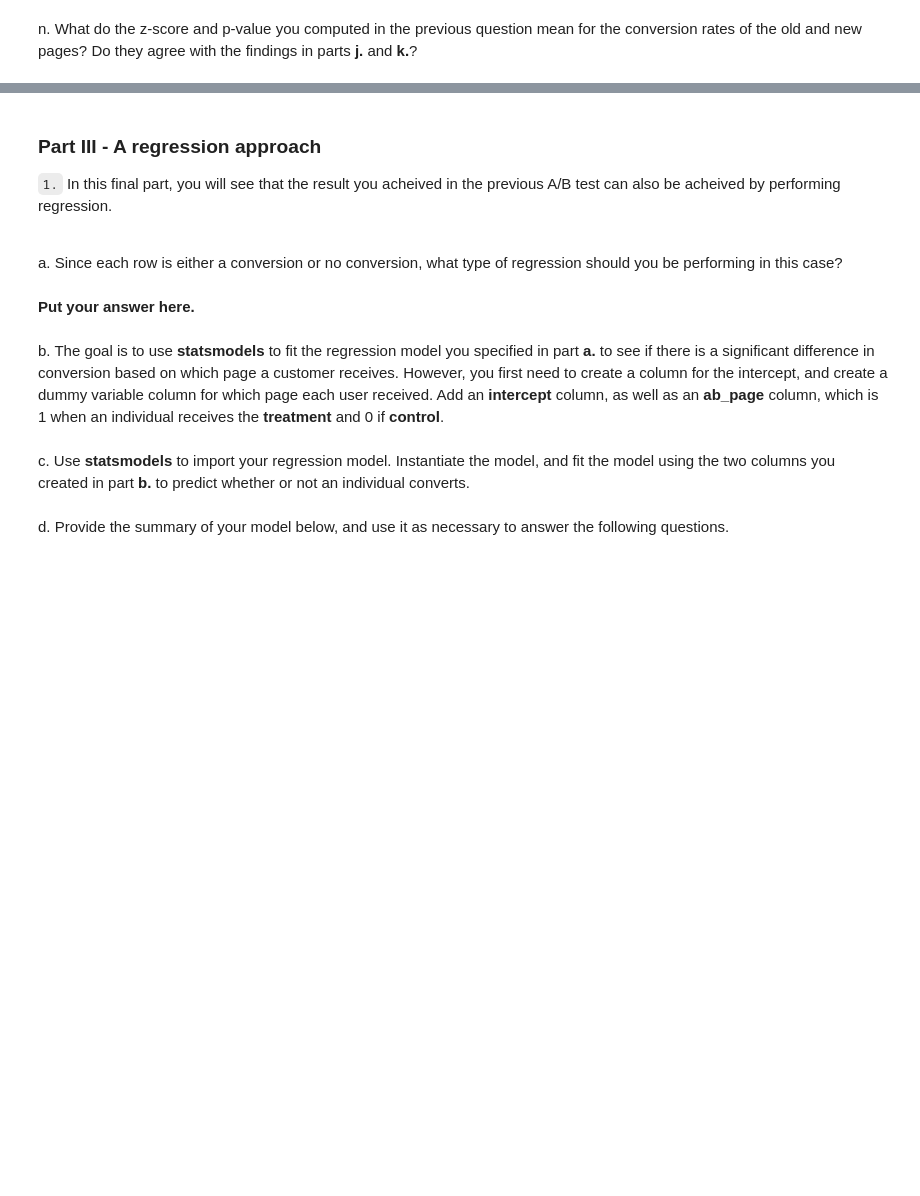
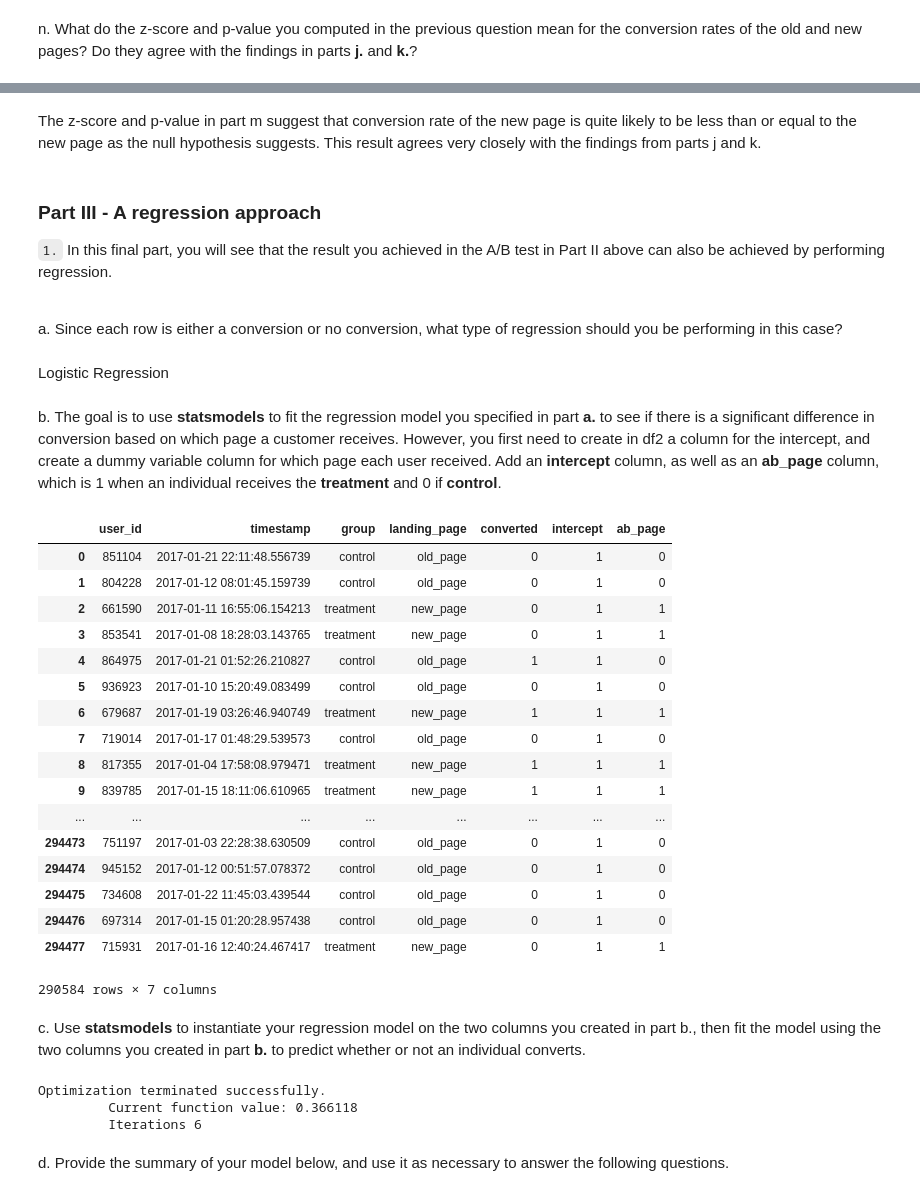
Before and after one commit to jasonhua805/AB_Testing_Demonstration, a Jupyter notebook: Analyze_ab_test_results_notebook.ipynb, the cells around one changed output, grey strips where cells are left out. Drawn from its saved outputs; the diff is of its cells as text; code cells hidden in the pictures; blank space fills up the shorter version.

```diff
--- a/Analyze_ab_test_results_notebook.ipynb
+++ b/Analyze_ab_test_results_notebook.ipynb
@@ -33,0 +84,6 @@ e. The number of times the `new_page` and `treatment` don't line up.
+# %%
+treatment = df[df['group'] == 'treatment']
+treatment_oldpage = treatment[treatment['landing_page'] != 'new_page']
+control = df[df['group'] == 'control']
+control_newpage = control[control['landing_page'] == 'new_page']
+treatment_oldpage.count() + control_newpage.count()
@@ -38,2 +105,4 @@ f. Do any of the rows have missing values?
 
 a. Now use the answer to the quiz to create a new dataset that meets the specifications from the quiz.  Store your new dataframe in **df2**.
+# %%
+baddata = treatment_oldpage.append(control_newpage)
@@ -128,15 +357,48 @@ n. What do the z-score and p-value you computed in the previous question mean fo
+# %% [markdown]
+The z-score and p-value in part m suggest that conversion rate of the new page is quite likely to be less than or equal to the new page as the null hypothesis suggests. This result agrees very closely with the findings from parts j and k.
 # %% [markdown]
 <a id='regression'></a>
 ### Part III - A regression approach
 
-`1.` In this final part, you will see that the result you acheived in the previous A/B test can also be acheived by performing regression.<br><br>
+`1.` In this final part, you will see that the result you achieved in the A/B test in Part II above can also be achieved by performing regression.<br><br>
 
 a. Since each row is either a conversion or no conversion, what type of regression should you be performing in this case?
-# %% [markdown]
-**Put your answer here.**
+# %% [markdown]
+Logistic Regression
 # %% [markdown]
-b. The goal is to use **statsmodels** to fit the regression model you specified in part **a.** to see if there is a significant difference in conversion based on which page a customer receives.  However, you first need to create a column for the intercept, and create a dummy variable column for which page each user received.  Add an **intercept** column, as well as an **ab_page** column, which is 1 when an individual receives the **treatment** and 0 if **control**.
+b. The goal is to use **statsmodels** to fit the regression model you specified in part **a.** to see if there is a significant difference in conversion based on which page a customer receives. However, you first need to create in df2 a column for the intercept, and create a dummy variable column for which page each user received.  Add an **intercept** column, as well as an **ab_page** column, which is 1 when an individual receives the **treatment** and 0 if **control**.
+# %%
+df2['intercept']=1
+df2[['control','ab_page']] = pd.get_dummies(df2['group'])
+df2.drop(columns=['control'],inplace=True)
+df2
+# %% [output]
+|  | user_id | timestamp | group | landing_page | converted | intercept | ab_page |
+| 0 | 851104 | 2017-01-21 22:11:48.556739 | control | old_page | 0 | 1 | 0 |
+| 1 | 804228 | 2017-01-12 08:01:45.159739 | control | old_page | 0 | 1 | 0 |
+| 2 | 661590 | 2017-01-11 16:55:06.154213 | treatment | new_page | 0 | 1 | 1 |
+| 3 | 853541 | 2017-01-08 18:28:03.143765 | treatment | new_page | 0 | 1 | 1 |
+| 4 | 864975 | 2017-01-21 01:52:26.210827 | control | old_page | 1 | 1 | 0 |
+| 5 | 936923 | 2017-01-10 15:20:49.083499 | control | old_page | 0 | 1 | 0 |
+| 6 | 679687 | 2017-01-19 03:26:46.940749 | treatment | new_page | 1 | 1 | 1 |
+| 7 | 719014 | 2017-01-17 01:48:29.539573 | control | old_page | 0 | 1 | 0 |
+| 8 | 817355 | 2017-01-04 17:58:08.979471 | treatment | new_page | 1 | 1 | 1 |
+| 9 | 839785 | 2017-01-15 18:11:06.610965 | treatment | new_page | 1 | 1 | 1 |
+| ... | ... | ... | ... | ... | ... | ... | ... |
+| 294473 | 751197 | 2017-01-03 22:28:38.630509 | control | old_page | 0 | 1 | 0 |
+| 294474 | 945152 | 2017-01-12 00:51:57.078372 | control | old_page | 0 | 1 | 0 |
+| 294475 | 734608 | 2017-01-22 11:45:03.439544 | control | old_page | 0 | 1 | 0 |
+| 294476 | 697314 | 2017-01-15 01:20:28.957438 | control | old_page | 0 | 1 | 0 |
+| 294477 | 715931 | 2017-01-16 12:40:24.467417 | treatment | new_page | 0 | 1 | 1 |
+290584 rows × 7 columns
 # %% [markdown]
-c. Use **statsmodels** to import your regression model.  Instantiate the model, and fit the model using the two columns you created in part **b.** to predict whether or not an individual converts.
+c. Use **statsmodels** to instantiate your regression model on the two columns you created in part b., then fit the model using the two columns you created in part **b.** to predict whether or not an individual converts.
+# %%
+logit_mod = sm.Logit(df2['converted'],df2[['intercept','ab_page']])
+results = logit_mod.fit()
+# %% [output]
+Optimization terminated successfully.
+         Current function value: 0.366118
+         Iterations 6
 # %% [markdown]
 d. Provide the summary of your model below, and use it as necessary to answer the following questions.
```
Also changed, not shown: parts of 74 cells of this notebook, 1 other file.
